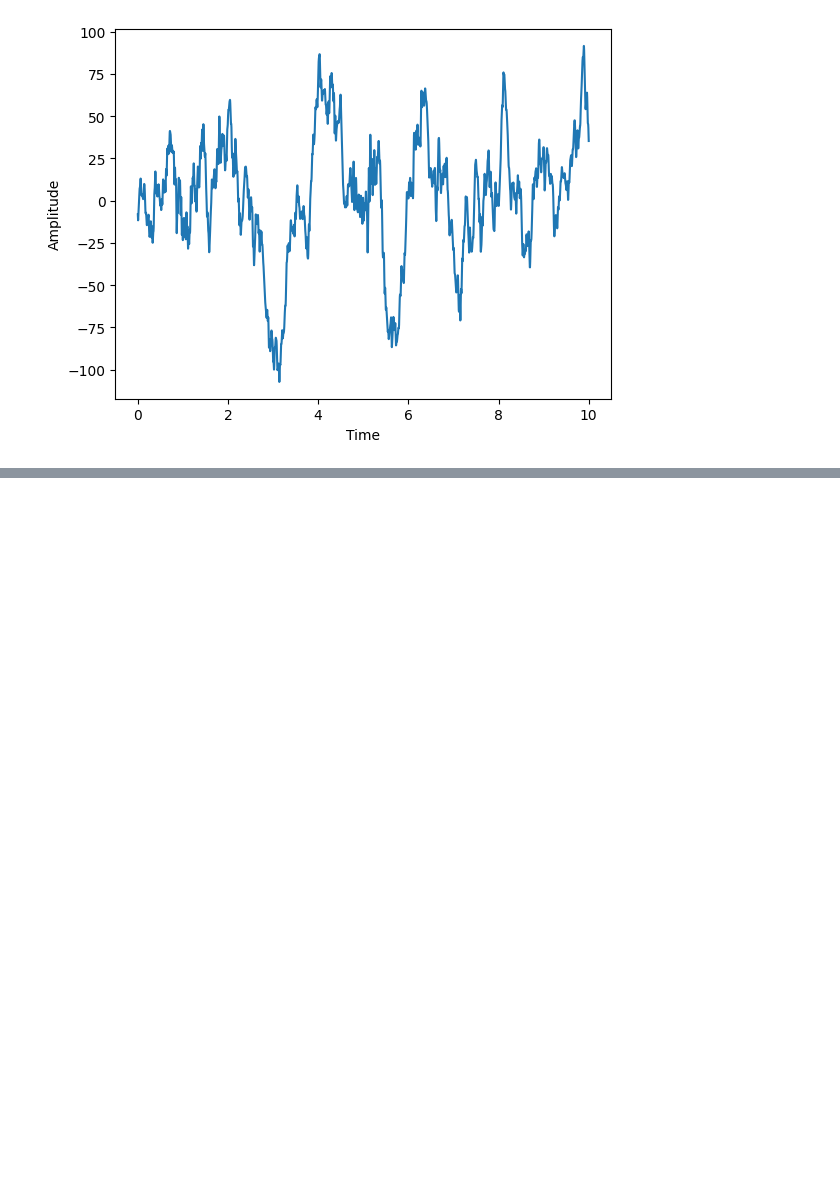
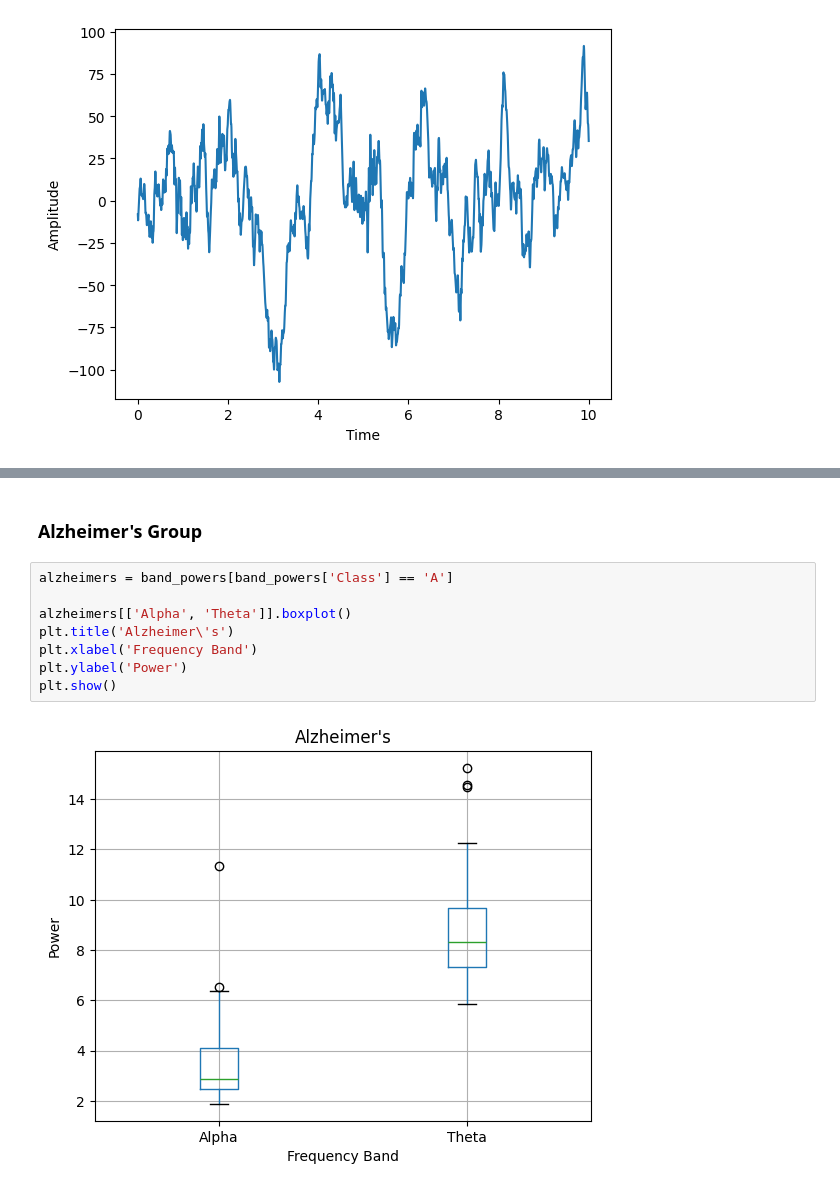
Before and after one commit to nicholas-ackley/CS4485, a Jupyter notebook: sample.ipynb, the cells around one changed output, grey strips where cells are left out. Cells and saved outputs as stored; diff of their text form; blank space fills up the shorter version.

```diff
--- a/sample.ipynb
+++ b/sample.ipynb
@@ -165,0 +238,12 @@ Average Theta Power (HC): 12.21328450278374
+# %% [markdown]
+### Alzheimer's Group
+# %%
+alzheimers = band_powers[band_powers['Class'] == 'A']
+
+alzheimers[['Alpha', 'Theta']].boxplot()
+plt.title('Alzheimer\'s')
+plt.xlabel('Frequency Band')
+plt.ylabel('Power')
+plt.show()
+# %% [output]
+[figure, added]
```
Also changed, not shown: parts of 14 cells of this notebook.
